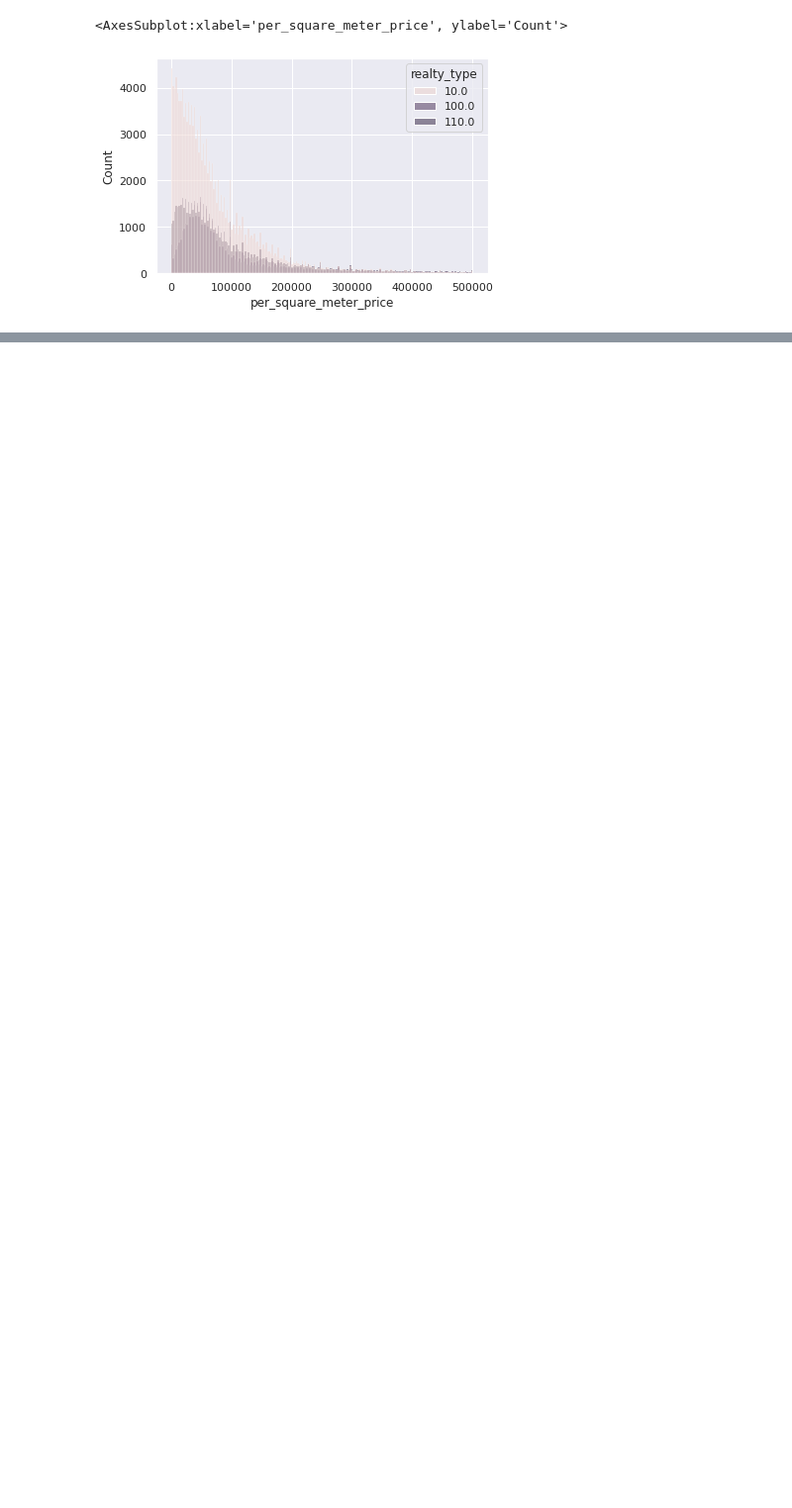
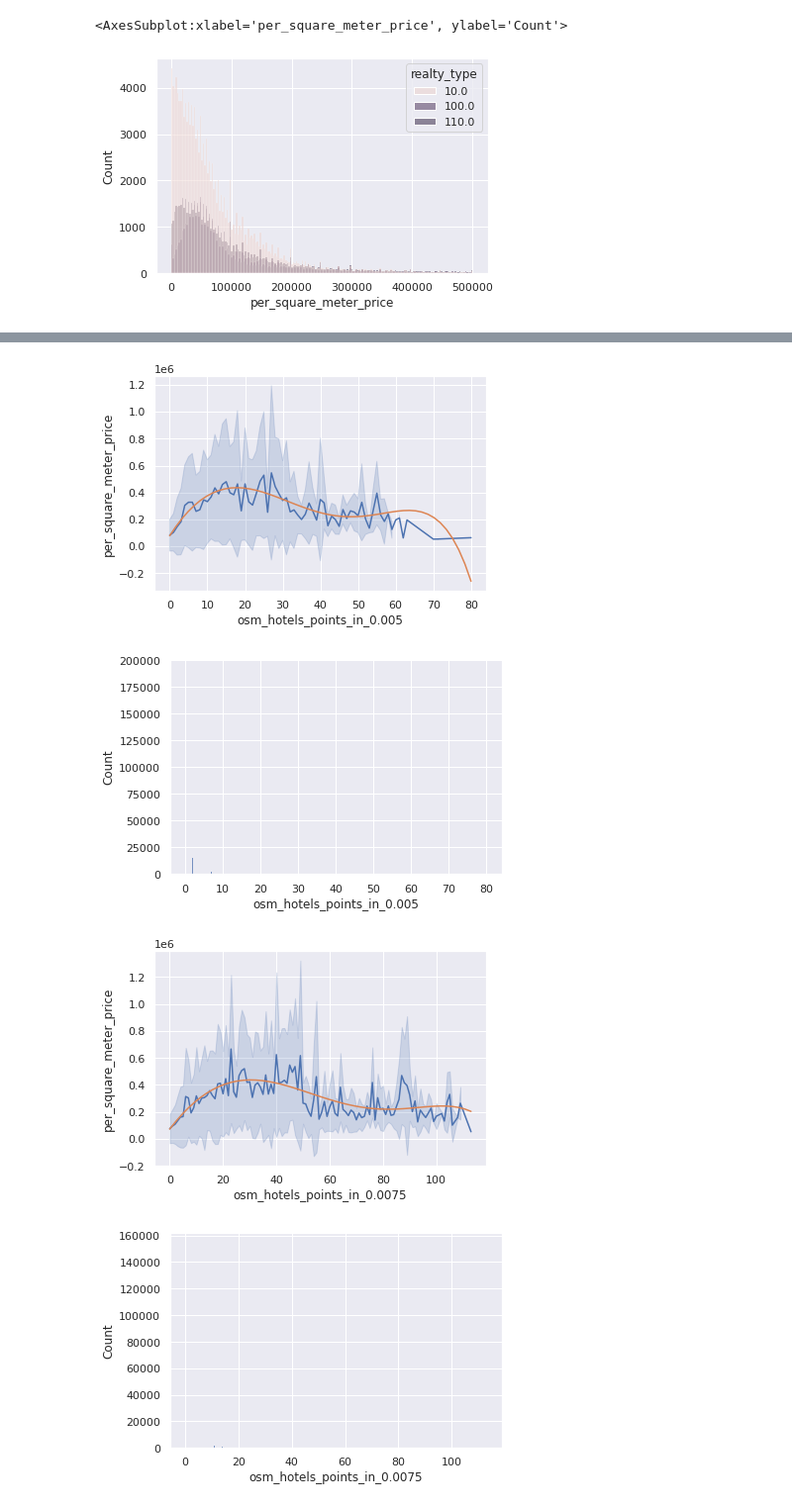
Before and after one commit to kirvlasenkov/raif, a Jupyter notebook: EDA.ipynb, the cells around one changed output, grey strips where cells are left out. Shown: that part at 99% size. Saved outputs shown, nothing was run; the diff lists cells and outputs as text; code cells hidden in the pictures; blank space fills up the shorter version.

```diff
--- a/EDA.ipynb
+++ b/EDA.ipynb
@@ -38,0 +51,7 @@ for i in range(4):
+# %%
+poly_approx_plots('osm_hotels_points_in_', ['0.005', '0.0075', '0.01'])
+# %% [output]
+[figure, added]
+[figure, added]
+[figure, added]
+[figure, added]
```
Also changed, not shown: parts of 9 cells of this notebook, 3 other files.
